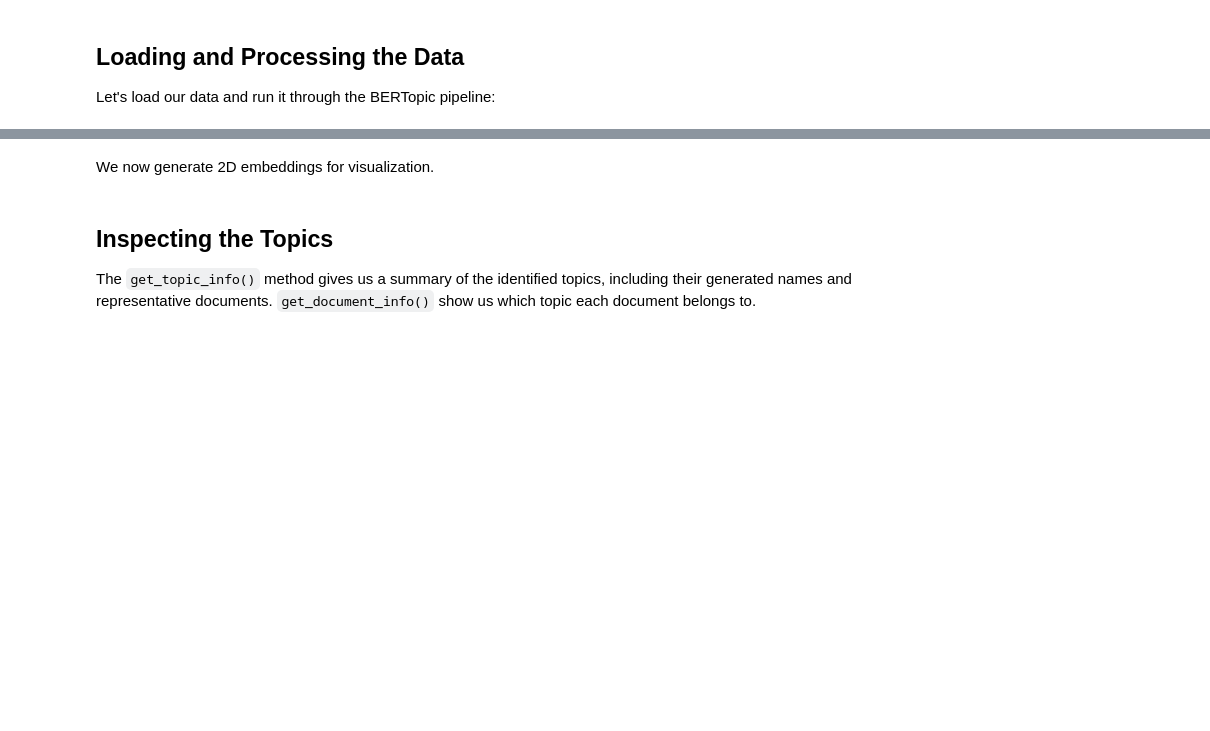
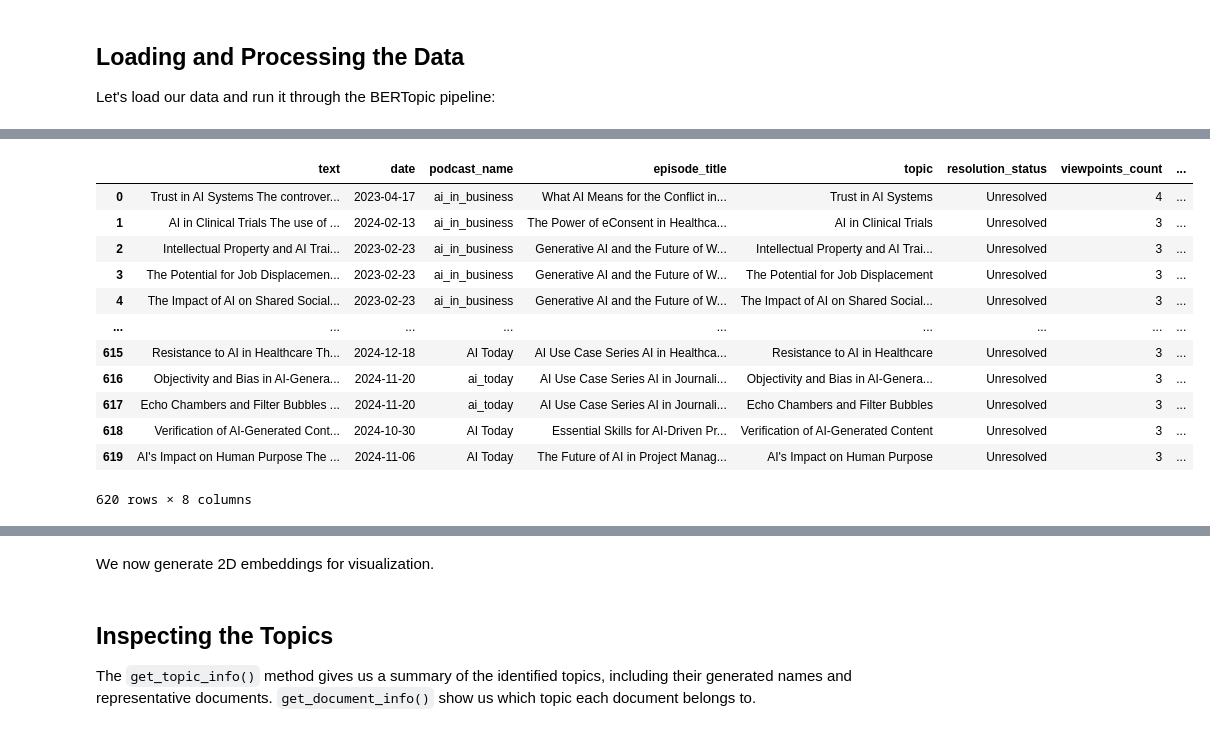
Before and after one commit to Billy67200/Advanced-Programming, a Jupyter notebook: src/04_bertopic_contraversiers.ipynb, the cells around one changed output, grey strips where cells are left out. Saved outputs shown, nothing was run; the diff lists cells and outputs as text; code cells hidden in the pictures; blank space fills up the shorter version.

```diff
--- a/src/04_bertopic_contraversiers.ipynb
+++ b/src/04_bertopic_contraversiers.ipynb
@@ -159,5 +175,21 @@ Let's load our data and run it through the BERTopic pipeline:
 # %%
 controversies_df = prepare_controversies_data('podcast_analyses_extract.jsonl') #Replace with your file path
+# %%
+controversies_df
+# %% [output]
+|  | text | date | podcast_name | episode_title | topic | resolution_status | viewpoints_count | ... |
+| 0 | Trust in AI Systems The controver... | 2023-04-17 | ai_in_business | What AI Means for the Conflict in... | Trust in AI Systems | Unresolved | 4 | ... |
+| 1 | AI in Clinical Trials The use of ... | 2024-02-13 | ai_in_business | The Power of eConsent in Healthca... | AI in Clinical Trials | Unresolved | 3 | ... |
+| 2 | Intellectual Property and AI Trai... | 2023-02-23 | ai_in_business | Generative AI and the Future of W... | Intellectual Property and AI Trai... | Unresolved | 3 | ... |
+| 3 | The Potential for Job Displacemen... | 2023-02-23 | ai_in_business | Generative AI and the Future of W... | The Potential for Job Displacement | Unresolved | 3 | ... |
+| 4 | The Impact of AI on Shared Social... | 2023-02-23 | ai_in_business | Generative AI and the Future of W... | The Impact of AI on Shared Social... | Unresolved | 3 | ... |
+| ... | ... | ... | ... | ... | ... | ... | ... | ... |
+| 615 | Resistance to AI in Healthcare Th... | 2024-12-18 | AI Today | AI Use Case Series AI in Healthca... | Resistance to AI in Healthcare | Unresolved | 3 | ... |
+| 616 | Objectivity and Bias in AI-Genera... | 2024-11-20 | ai_today | AI Use Case Series AI in Journali... | Objectivity and Bias in AI-Genera... | Unresolved | 3 | ... |
+| 617 | Echo Chambers and Filter Bubbles ... | 2024-11-20 | ai_today | AI Use Case Series AI in Journali... | Echo Chambers and Filter Bubbles | Unresolved | 3 | ... |
+| 618 | Verification of AI-Generated Cont... | 2024-10-30 | AI Today | Essential Skills for AI-Driven Pr... | Verification of AI-Generated Content | Unresolved | 3 | ... |
+| 619 | AI's Impact on Human Purpose The ... | 2024-11-06 | AI Today | The Future of AI in Project Manag... | AI's Impact on Human Purpose | Unresolved | 3 | ... |
+620 rows × 8 columns
 # %%
 # Prepare the texts
 texts = controversies_df['text'].tolist()
```
Also changed, not shown: parts of 10 cells of this notebook.
